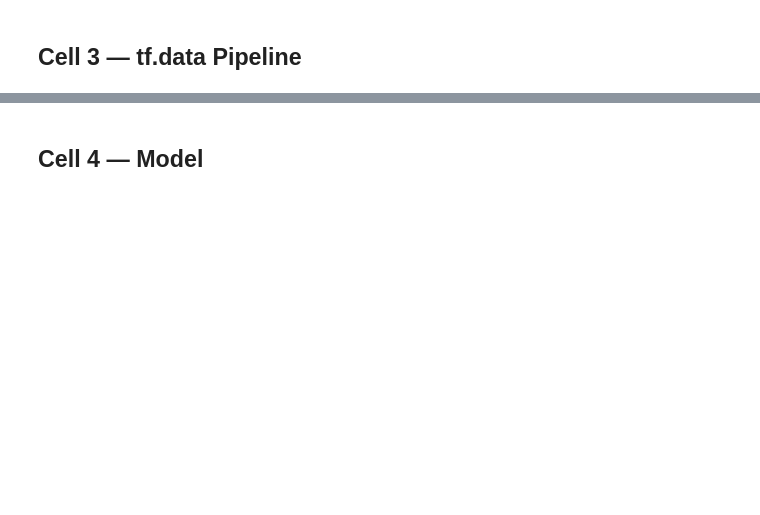
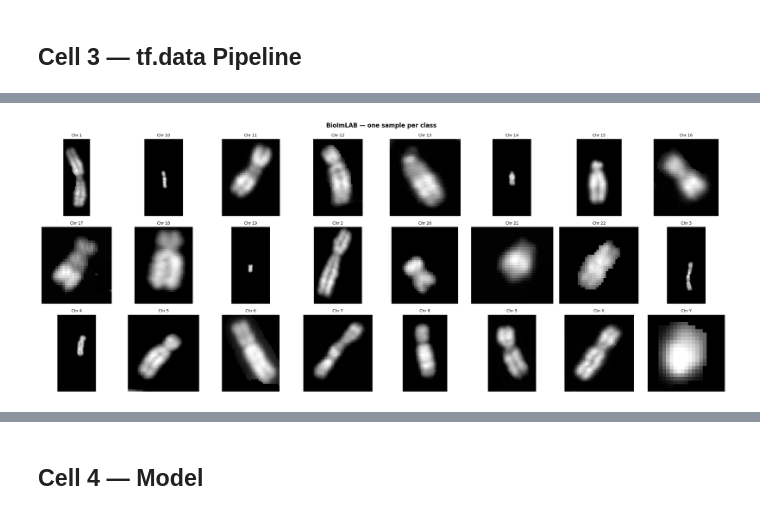
Before and after one commit to Rambhadrakumar5050/Chromosomes-Classification-And-Abnormality-Detection, a Jupyter notebook: mobilenet_model_Final.ipynb, the cells around one changed output, grey strips where cells are left out. Cells and saved outputs as stored; diff of their text form; code cells hidden in the pictures; blank space fills up the shorter version.

```diff
--- a/mobilenet_model_Final.ipynb
+++ b/mobilenet_model_Final.ipynb
@@ -249,0 +262,96 @@ Train — Normal: 3913  Abnormal: 82
+# %%
+# Cell 3 — Load BioImLAB
+def load_bioimlab(root_dir):
+    records = []
+    missing_classes = []
+    for folder in sorted(os.listdir(root_dir)):
+        fpath = os.path.join(root_dir, folder)
+        if not os.path.isdir(fpath):
+            continue
+        if not folder.startswith('Class_'):
+            continue
+
+        suffix = folder.replace('Class_', '')
+        if suffix == 'X':
+            cls_idx = 22
+        elif suffix == 'Y':
+            cls_idx = 23
+        else:
+            try:
+                cls_idx = int(suffix) - 1
+            except:
+                continue
+
+        if cls_idx < 0 or cls_idx >= NUM_CLASSES:
+            continue
+
+        # Accept bmp + jpg + png
+        imgs = [f for f in os.listdir(fpath)
+                if f.lower().endswith(('.bmp','.jpg','.jpeg','.png'))]
+        if len(imgs) == 0:
+            missing_classes.append(cls_idx)
+            continue
+        for fname in imgs:
+            records.append((os.path.join(fpath, fname), cls_idx))
+
+    dist = Counter(r[1] for r in records)
+    print(f'✅ BioImLAB loaded : {len(records)} images')
+    print(f'   Classes         : {len(dist)}/24')
+    print(f'   Min per class   : {min(dist.values())}')
+    print(f'   Max per class   : {max(dist.values())}')
+    if missing_classes:
+        print(f'   Missing         : {missing_classes}')
+
+    print('\nPer-class counts:')
+    for i in range(NUM_CLASSES):
+        count = dist.get(i, 0)
+        bar   = '█' * (count // 10)
+        print(f'  Chr {CLASS_NAMES[i]:>2}: {count:4d}  {bar}')
+    return records
+
+all_records = load_bioimlab(BIOIMLAB_DIR)
+
+# Visualize sample images
+fig, axes = plt.subplots(3, 8, figsize=(20, 8))
+shown = {}
+for fp, lbl in all_records:
+    if lbl not in shown and len(shown) < 24:
+        img = cv2.imread(fp, cv2.IMREAD_GRAYSCALE)
+        if img is not None:
+            r, c = len(shown) // 8, len(shown) % 8
+            axes[r][c].imshow(img, cmap='gray')
+            axes[r][c].set_title(f'Chr {CLASS_NAMES[lbl]}', fontsize=8)
+            axes[r][c].axis('off')
+            shown[lbl] = True
+for ax in axes.flatten():
+    if not ax.has_data():
+        ax.axis('off')
+plt.suptitle('BioImLAB — one sample per class', fontsize=12, fontweight='bold')
+plt.tight_layout()
+plt.show()
+
+# Split 80/20
+fps    = [r[0] for r in all_records]
+labels = [r[1] for r in all_records]
+
+fps_train, fps_val, lbl_train, lbl_val = train_test_split(
+    fps, labels, test_size=0.20,
+    random_state=SEED, stratify=labels)
+
+train_records = list(zip(fps_train, lbl_train))
+val_records   = list(zip(fps_val,   lbl_val))
+test_records  = val_records
+lbl_test      = lbl_val
+
+cls_wts = compute_class_weight('balanced',
+                                classes=np.arange(NUM_CLASSES),
+                                y=lbl_train)
+class_weight_dict = dict(enumerate(cls_wts))
+steps = (len(train_records) * REPEAT_FACTOR) // BATCH_SIZE
+
+print(f'\n✅ Split done')
+print(f'   Train : {len(train_records)}  ({len(train_records)//NUM_CLASSES} per class avg)')
+print(f'   Val   : {len(val_records)}   ({len(val_records)//NUM_CLASSES} per class avg)')
+print(f'   Steps/epoch      : {steps}')
+print(f'   Val accuracy res : {100/len(val_records):.3f}% per image')
+# %% [output]
@@ -249,0 +375 @@ Train — Normal: 3913  Abnormal: 82
+[figure, added]
```
Also changed, not shown: parts of 35 cells of this notebook.
